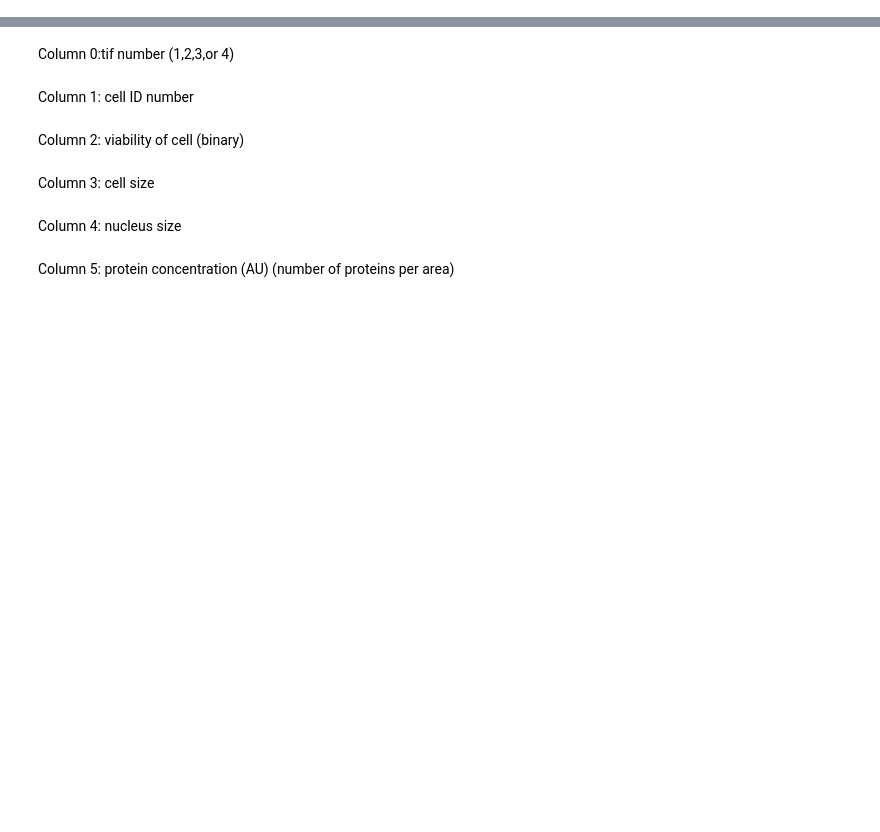
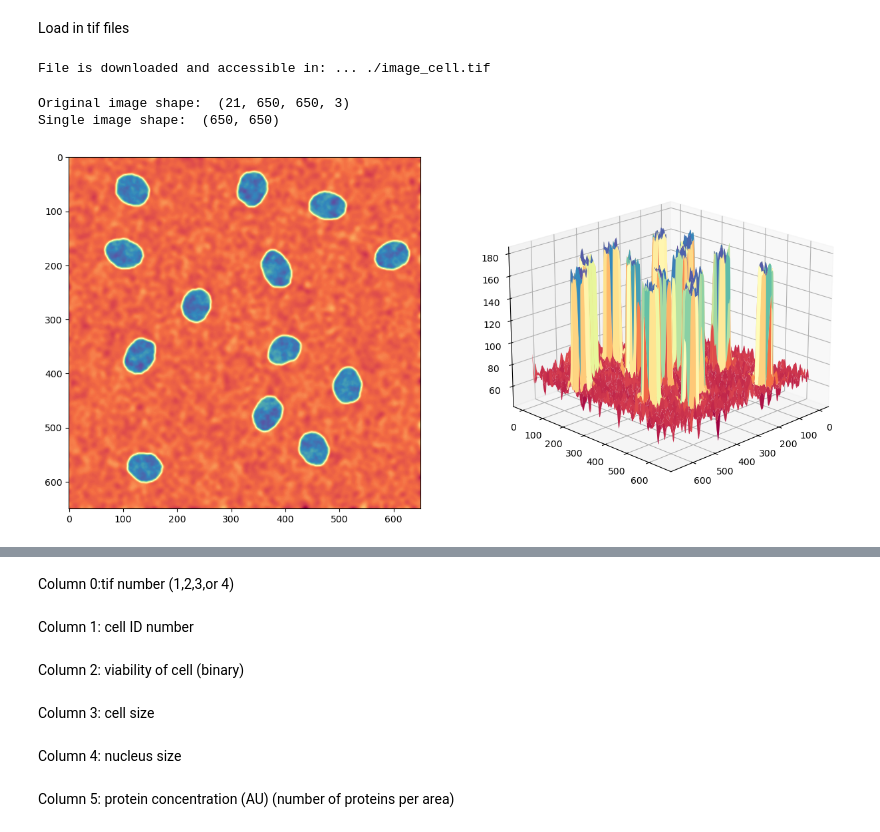
Before and after one commit to Munsky/UQbio2024_Team5, a Jupyter notebook: plan.ipynb, the cells around one changed output, grey strips where cells are left out. Drawn from its saved outputs; the diff is of its cells as text; code cells hidden in the pictures; blank space fills up the shorter version.

Commit message:
We wrote the code to collect the desired characteristics for one cell.

```diff
--- a/plan.ipynb
+++ b/plan.ipynb
@@ -11,3 +39,40 @@
 #(7) count of mRNA in cytoplasm, (8) number of transcription sites, (9) intensity
 #of transcription sites (vector), (10) time, (11) control or treatment,
 # (12) replicas
+# %% [markdown]
+Load in tif files
+# %%
+
+figName = '/Users/knight/Git_Projects/UQbio2024_Team5/NoDrug/rep1_FOV1.tif'
+# Loading figure to the notebook
+images = imread(figName)
+print('File is downloaded and accessible in: ... ./rep1_FOV1.tif ')
+# %% [output]
+File is downloaded and accessible in: ... ./image_cell.tif
+# %%
+# Printing the shape of the image
+print('Original image shape: ' , images.shape)  # [T,Y,X,C]
+
+# Selecting a frame and a color channel
+img = images[0,:,:,0]
+print('Single image shape: ' , img.shape)  # [Y,X]
+# %% [output]
+Original image shape:  (21, 650, 650, 3)
+Single image shape:  (650, 650)
+# %%
+# Plotting the image as the 3d dimension figure.
+space= np.arange(0, img.shape[0], 1)
+xx, yy = np.meshgrid(space,space)
+fig = plt.figure(figsize=(15,7))
+
+# Set up the axes for the first plot
+ax = fig.add_subplot(1, 2, 1)
+ax.imshow(img,cmap='Spectral') # Reds_r
+
+# Set up the axes for the second plot
+ax2 = fig.add_subplot(1, 2, 2, projection='3d')
+ax2.plot_surface(xx, yy , img,  rstride=20, cstride=20, shade=False, cmap='Spectral')
+ax2.view_init(20, 45)
+plt.show()
+# %% [output]
+[figure, added]
```
Also changed, not shown: parts of 45 cells of this notebook.
